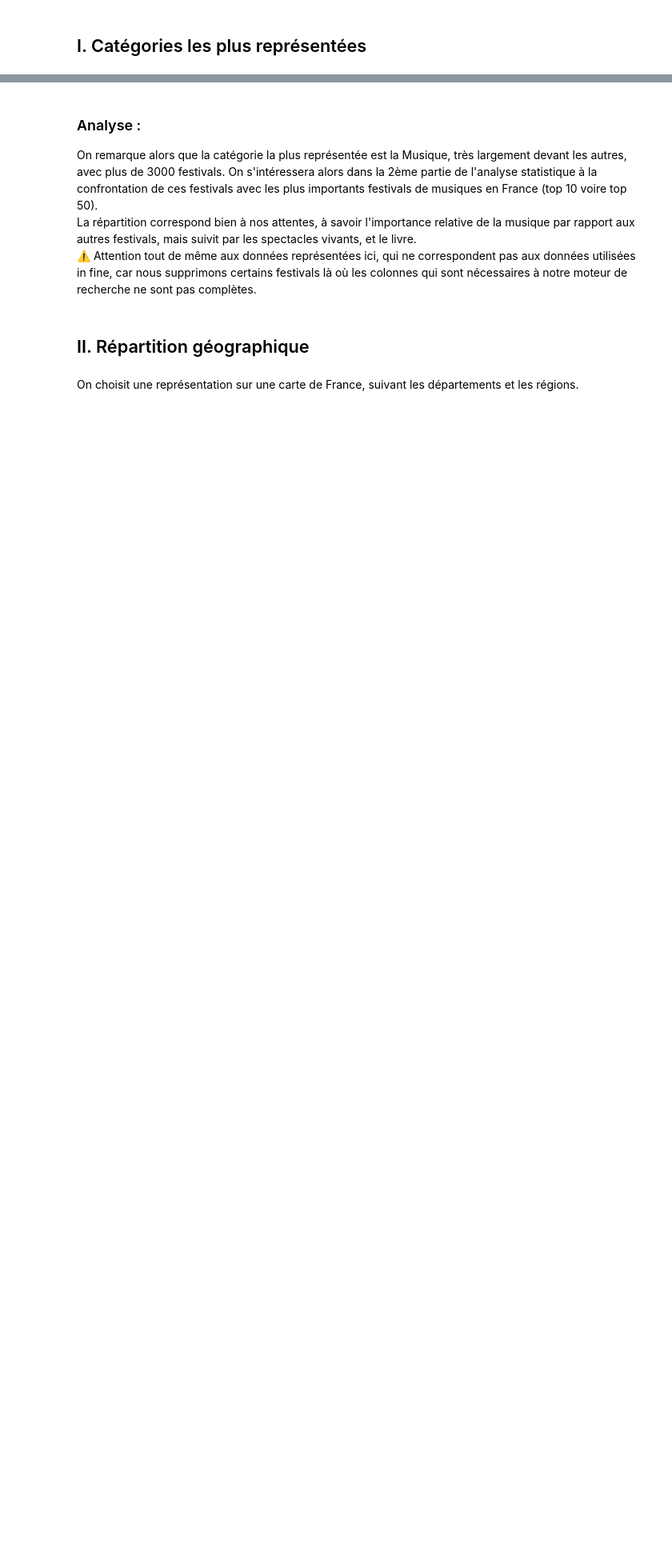
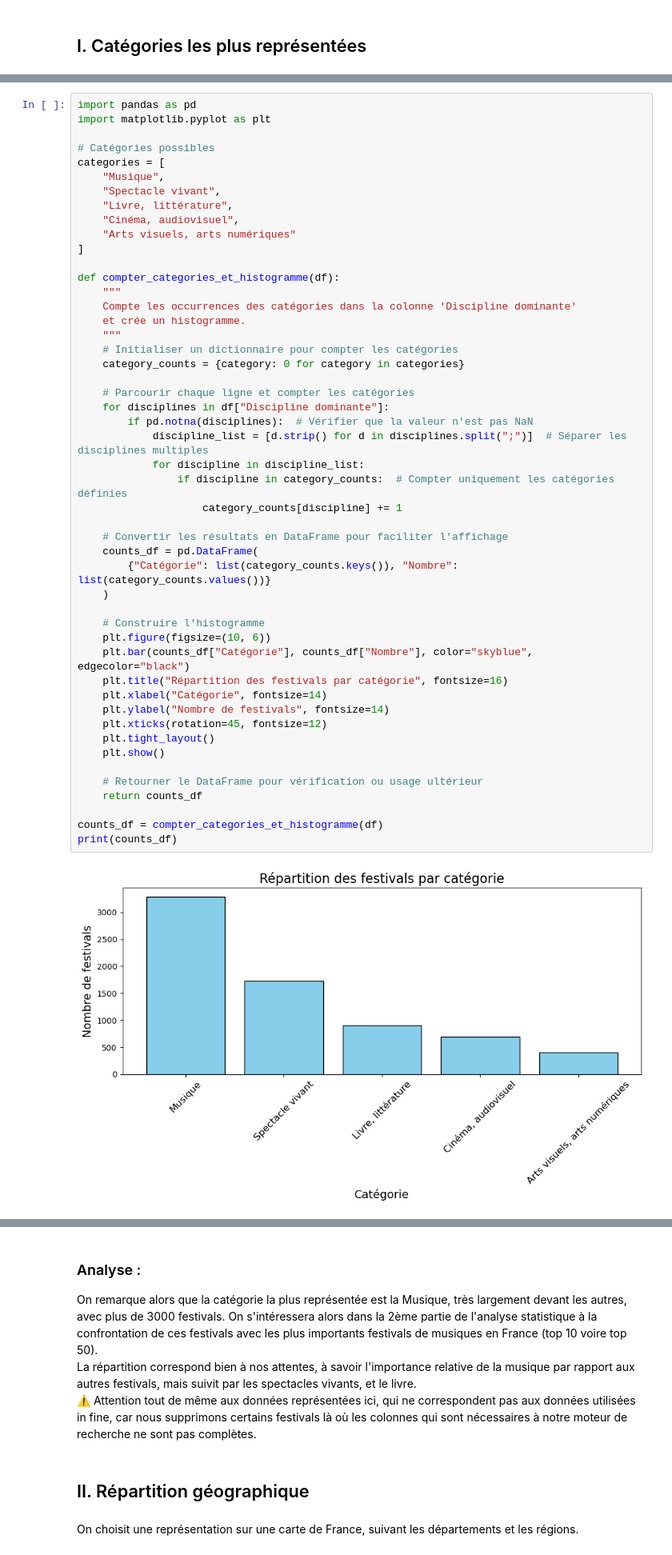
Before and after one commit to Arthurnoo/ensae_proj_prog_24, a Jupyter notebook: Stats_descriptives.ipynb, the cells around one changed output, grey strips where cells are left out. Shown at 80% size. Drawn from its saved outputs; the diff is of its cells as text; blank space fills up the shorter version.

```diff
--- a/Stats_descriptives.ipynb
+++ b/Stats_descriptives.ipynb
@@ -109,0 +76,51 @@ plt.show()
+# %%
+import pandas as pd
+import matplotlib.pyplot as plt
+
+# Catégories possibles
+categories = [
+    "Musique",
+    "Spectacle vivant",
+    "Livre, littérature",
+    "Cinéma, audiovisuel",
+    "Arts visuels, arts numériques"
+]
+
+def compter_categories_et_histogramme(df):
+    """
+    Compte les occurrences des catégories dans la colonne 'Discipline dominante'
+    et crée un histogramme.
+    """
+    # Initialiser un dictionnaire pour compter les catégories
+    category_counts = {category: 0 for category in categories}
+
+    # Parcourir chaque ligne et compter les catégories
+    for disciplines in df["Discipline dominante"]:
+        if pd.notna(disciplines):  # Vérifier que la valeur n'est pas NaN
+            discipline_list = [d.strip() for d in disciplines.split(";")]  # Séparer les disciplines multiples
+            for discipline in discipline_list:
+                if discipline in category_counts:  # Compter uniquement les catégories définies
+                    category_counts[discipline] += 1
+
+    # Convertir les résultats en DataFrame pour faciliter l'affichage
+    counts_df = pd.DataFrame(
+        {"Catégorie": list(category_counts.keys()), "Nombre": list(category_counts.values())}
+    )
+
+    # Construire l'histogramme
+    plt.figure(figsize=(10, 6))
+    plt.bar(counts_df["Catégorie"], counts_df["Nombre"], color="skyblue", edgecolor="black")
+    plt.title("Répartition des festivals par catégorie", fontsize=16)
+    plt.xlabel("Catégorie", fontsize=14)
+    plt.ylabel("Nombre de festivals", fontsize=14)
+    plt.xticks(rotation=45, fontsize=12)
+    plt.tight_layout()
+    plt.show()
+
+    # Retourner le DataFrame pour vérification ou usage ultérieur
+    return counts_df
+
+counts_df = compter_categories_et_histogramme(df)
+print(counts_df)
+# %% [output]
+[figure, added]
```
Also changed, not shown: parts of 16 cells of this notebook, 3 other files.
